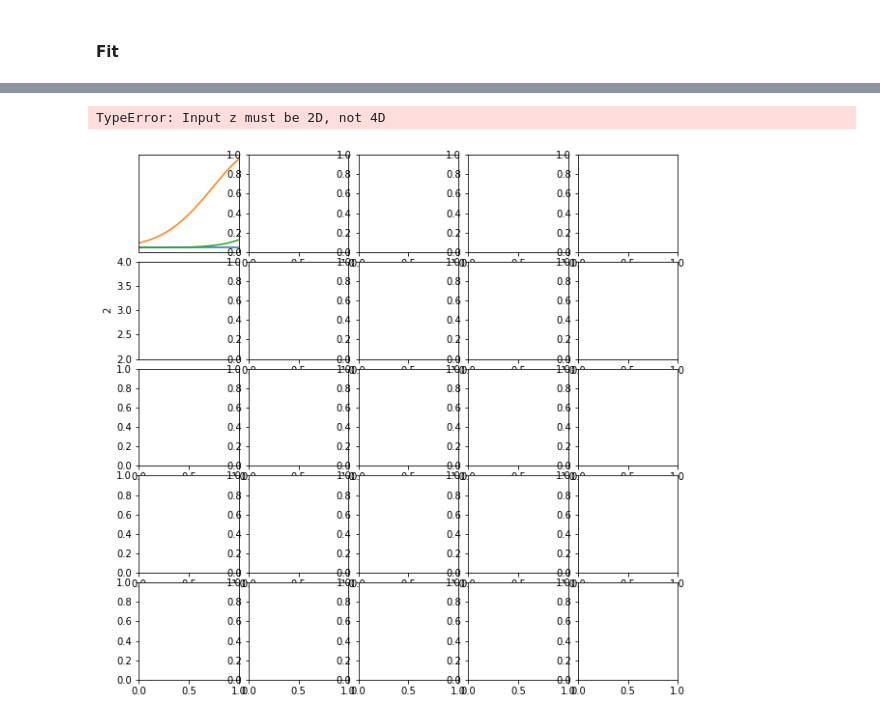
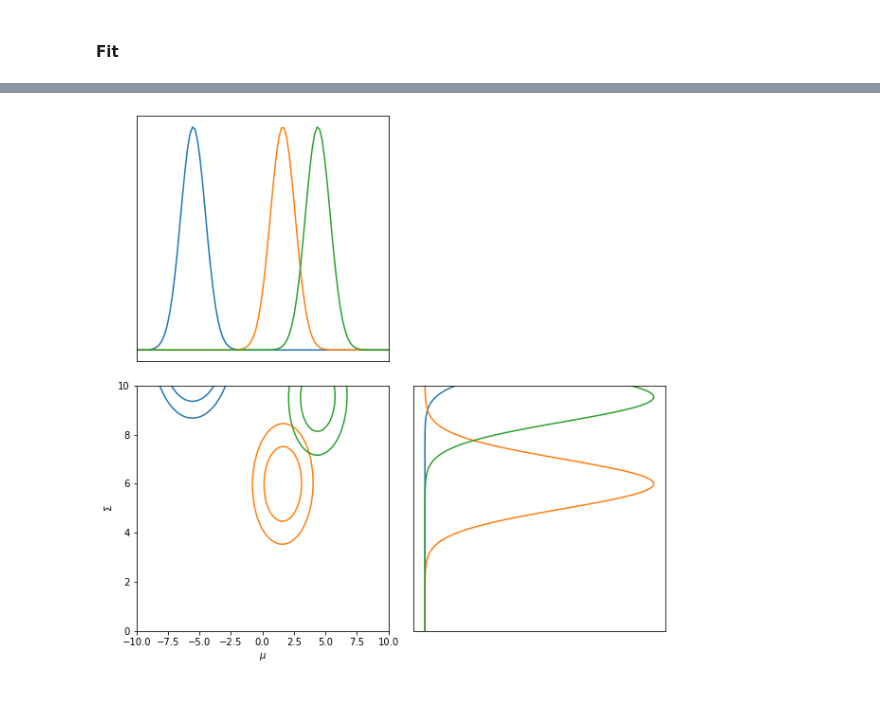
Before and after one commit to tlmakinen/imnn, a Jupyter notebook: examples/IMNN - JAX.ipynb, the cells around one changed output, grey strips where cells are left out. Drawn from its saved outputs; the diff is of its cells as text; code cells hidden in the pictures.

```diff
--- a/examples/IMNN - JAX.ipynb
+++ b/examples/IMNN - JAX.ipynb
@@ -77,0 +66,6 @@ X, Y = np.meshgrid(μ_range, Σ_range)
+# %%
+prior = tfp.distributions.JointDistributionSequential([
+    tfp.distributions.Uniform(-10., 10.),
+    tfp.distributions.Uniform(0., 10.)])
+prior.low = [-10., 0.]
+prior.high = [10., 10.]
@@ -118,8 +118,4 @@ imnn.training_plot(expected_detF=50);
 # %%
 target_summaries = imnn.get_estimate(target_data)
-# %%
-target_summaries = model[1](imnn.best_w, target_data)
-# %%
-prior = tfp.distributions.Uniform([0., 2., 4., 6., 8.], [2., 4., 6., 8., 10.])
 # %%
 GA = GaussianApproximation(target_summaries, imnn.invC, prior)
@@ -128,5 +122,4 @@ Nothing much here yet
-# %%
-GA.corner_plot(GA.ranges, GA.marginals, labels=["1", "2", "3", "4", "5"])
-# %% [output]
-TypeError: Input z must be 2D, not 4D
-[figure, removed]
+# %%
+GA.marginal_plot(labels=[r"$\mu$", r"$\Sigma$"]);
+# %% [output]
+[figure, added]
```
Also changed, not shown: parts of 8 cells of this notebook, 6 other files.
